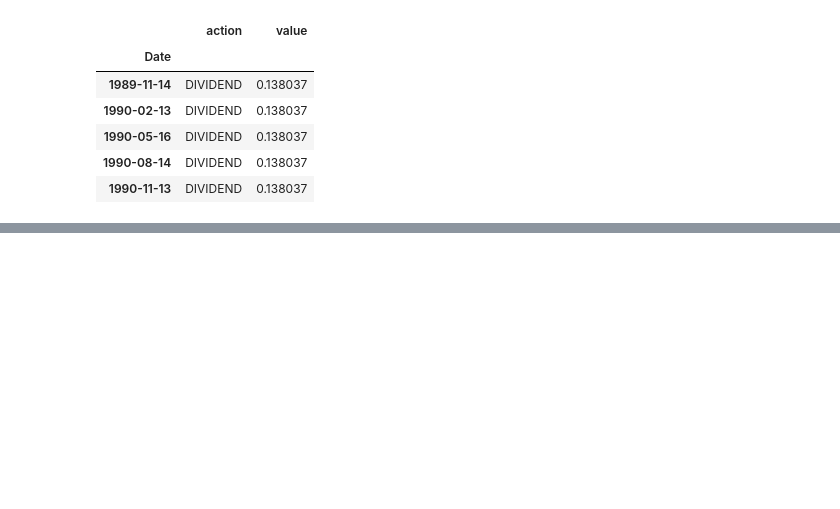
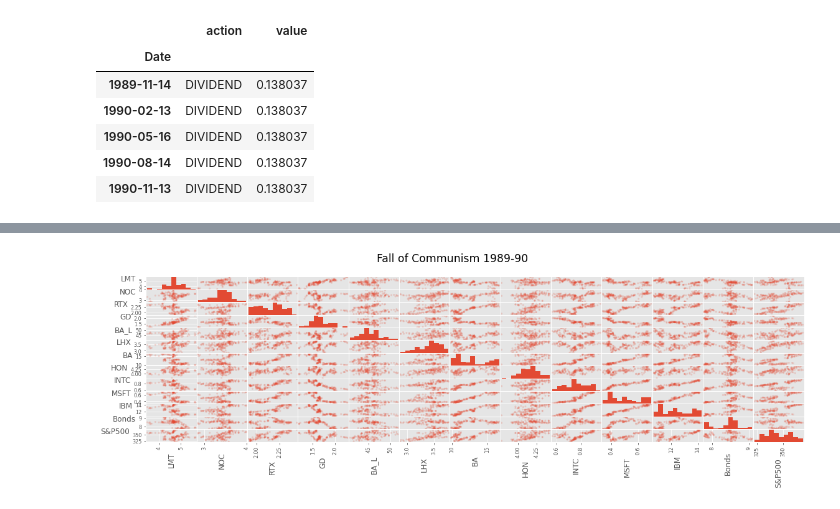
Before and after one commit to zchap40/Project1, a Jupyter notebook: Sadek_DefenseStocks_Project1.ipynb, the cells around one changed output, grey strips where cells are left out. Drawn from its saved outputs; the diff is of its cells as text; code cells hidden in the pictures; blank space fills up the shorter version.

```diff
--- a/Sadek_DefenseStocks_Project1.ipynb
+++ b/Sadek_DefenseStocks_Project1.ipynb
@@ -243,0 +282,10 @@ plt.show
+# %%
+stock_data.columns = ['LMT', 'NOC', 'RTX', 'GD', 'BA_L', 'LHX', 'LDOS', 'BA', 'HON', 'AIR_DE', \
+                      'RRU_DE', 'TSLA', 'XLNX', 'AVGO', 'GFS', 'INTC', 'MSFT', 'IBM', 'Gold', \
+                      'Bonds', 'Oil', 'S&P500']
+# %%
+# Make sure date index is a datetime series
+
+stock_data = stock_data.reset_index()
+stock_data['Date'] = pd.to_datetime(stock_data['Date'])
+stock_data = stock_data.set_index('Date')
@@ -243,0 +302,8 @@ plt.show
+# %%
+# We want to make five different versions of the DataFrame corresponding to different geopolitical events
+
+stock_data_A = stock_data.loc[fall_comm_start:fall_comm_end]
+stock_data_B = stock_data.loc[iraq_1_start:iraq_1_end]
+stock_data_C = stock_data.loc[afghanistan_start:afghanistan_end]
+stock_data_D = stock_data.loc[iraq_2_start:iraq_2_end]
+stock_data_E = stock_data.loc[russia_china_start:russia_china_end]
@@ -243,0 +323,4 @@ plt.show
+# %%
+# We need to delete columns of companies that didn't exist in the time period, or for which data is unavailable
+
+stock_data_A = stock_data_A.drop(columns=['LDOS','AIR_DE','RRU_DE','TSLA','XLNX','AVGO','GFS','Gold','Oil'])
@@ -243,0 +337,14 @@ plt.show
+# %%
+axes_A = pd.plotting.scatter_matrix(stock_data_A, alpha=0.2, figsize=(16,5))
+
+for ax in axes_A.flatten():
+    ax.xaxis.label.set_rotation(90)
+    ax.yaxis.label.set_rotation(0)
+    ax.yaxis.label.set_ha('right')
+
+plt.tight_layout()
+plt.gcf().subplots_adjust(wspace=0, hspace=0)
+plt.suptitle('Fall of Communism 1989-90', y=1.075, size='xx-large')
+plt.show();
+# %% [output]
+[figure, added]
```
Also changed, not shown: parts of 39 cells of this notebook.
